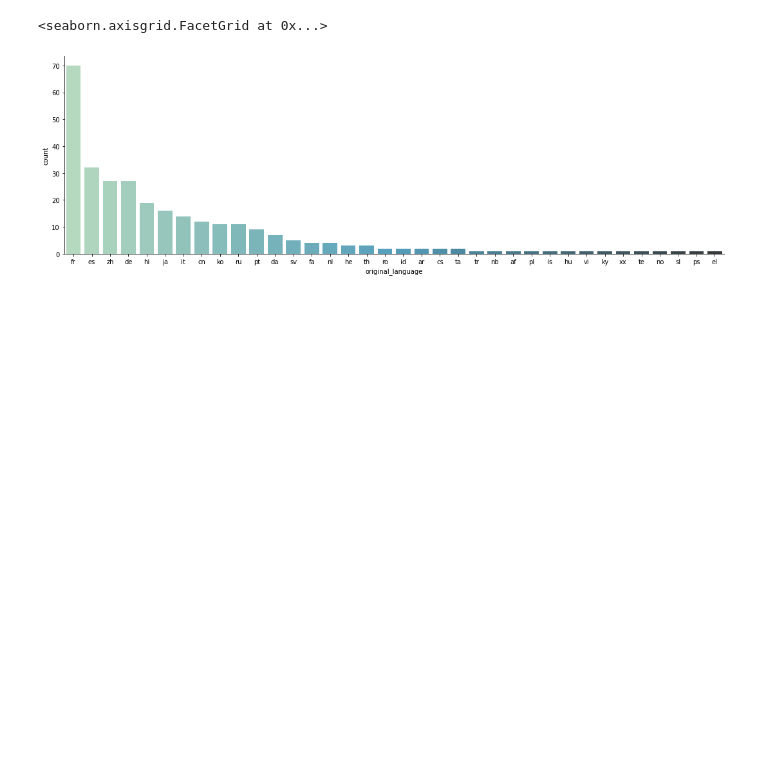
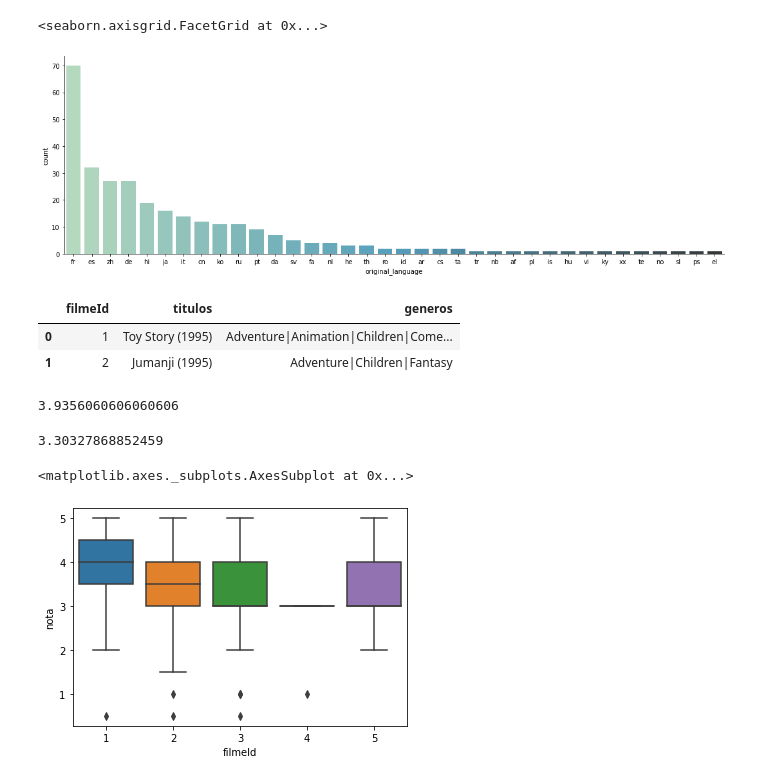
Before and after one commit to alanfmorato/MovieReview, a Jupyter notebook: Movie_Analysis.ipynb, the cells around one changed output. Cells and saved outputs as stored; diff of their text form; code cells hidden in the pictures; blank space fills up the shorter version.

```diff
--- a/Movie_Analysis.ipynb
+++ b/Movie_Analysis.ipynb
@@ -255,3 +251,9 @@ sns.catplot(x = 'original_language', kind = 'count', data = filme_sem_lingua_ori
 # %% [output]
 <seaborn.axisgrid.FacetGrid at 0x...>
 [figure]
+# %%
+filmes.head(2)
+# %% [output]
+|  | filmeId | titulos | generos |
+| 0 | 1 | Toy Story (1995) | Adventure|Animation|Children|Come... |
+| 1 | 2 | Jumanji (1995) | Adventure|Children|Fantasy |
@@ -257,0 +263,13 @@ sns.catplot(x = 'original_language', kind = 'count', data = filme_sem_lingua_ori
+# %%
+notas_toy_story.nota.mean()
+# %% [output]
+3.9356060606060606
+# %%
+notas_jumanji.nota.mean()
+# %% [output]
+3.30327868852459
+# %%
+sns.boxplot(x = 'filmeId', y = 'nota', data = notas.query('filmeId in [1, 2, 3, 4, 5]'))
+# %% [output]
+<matplotlib.axes._subplots.AxesSubplot at 0x...>
+[figure, added]
```
Also changed, not shown: parts of 14 cells of this notebook.
